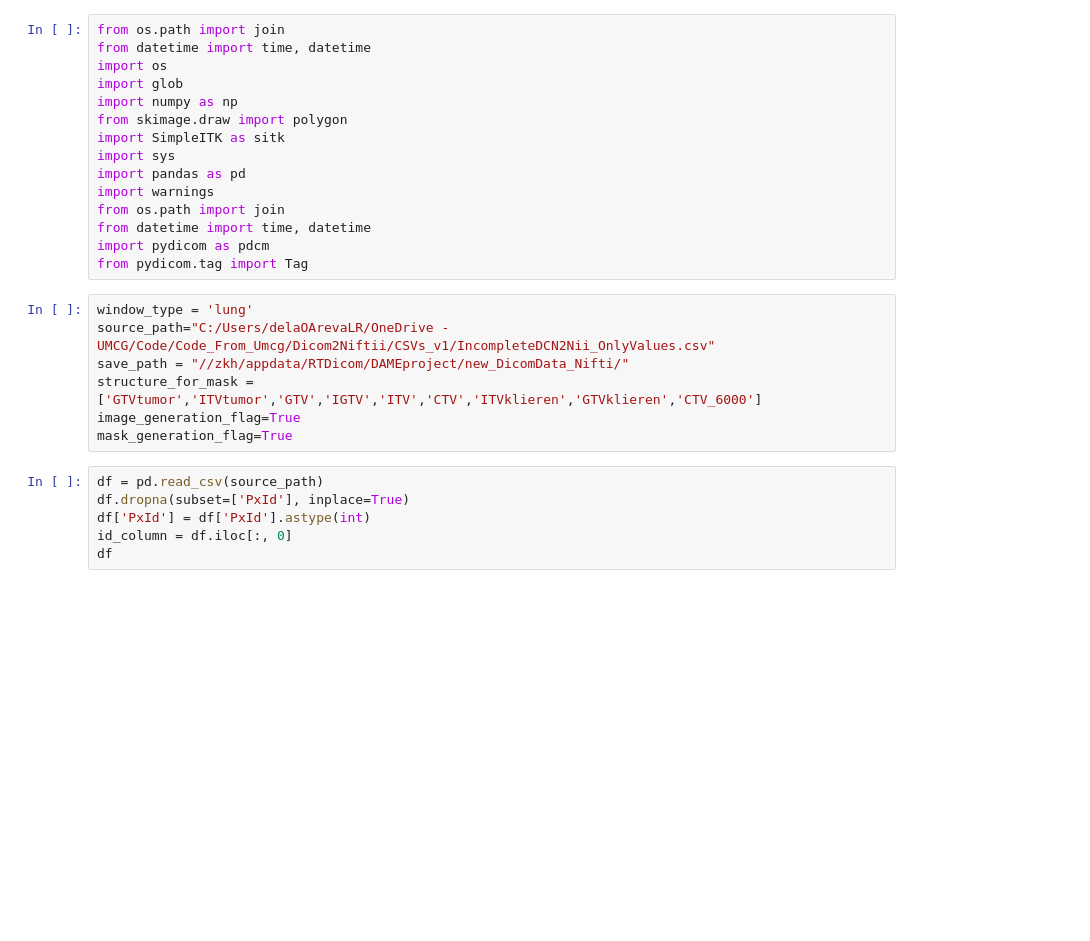
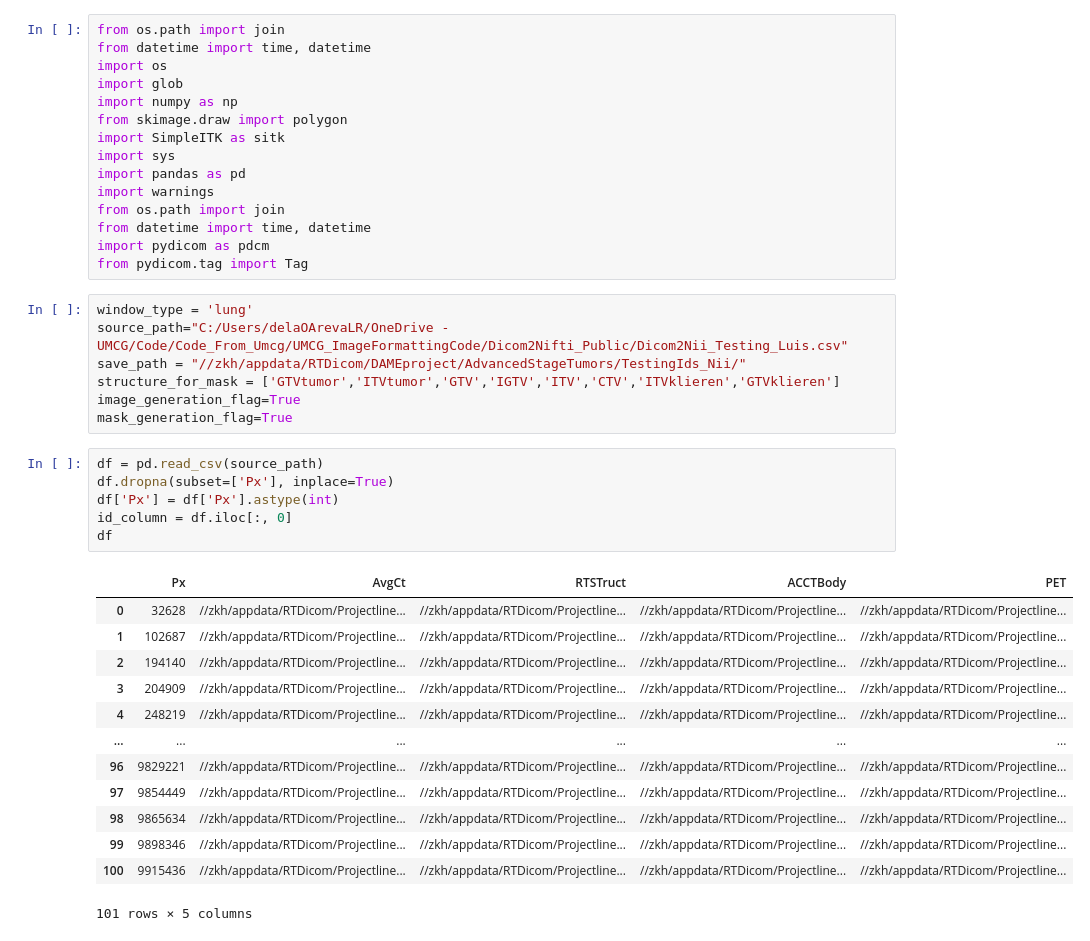
Before and after one commit to ldelaoa/Dicom2Nifti_Public, a Jupyter notebook: Dicom2Nifti_v11.ipynb, the cells around one changed output. Cells and saved outputs as stored; diff of their text form; blank space fills up the shorter version.

```diff
--- a/Dicom2Nifti_v11.ipynb
+++ b/Dicom2Nifti_v11.ipynb
@@ -15,14 +15,28 @@ import pydicom as pdcm
 from pydicom.tag import Tag
 # %%
 window_type = 'lung'
-source_path="C:/Users/delaOArevaLR/OneDrive - UMCG/Code/Code_From_Umcg/Dicom2Niftii/CSVs_v1/IncompleteDCN2Nii_OnlyValues.csv"
-save_path = "//zkh/appdata/RTDicom/DAMEproject/new_DicomData_Nifti/"
-structure_for_mask = ['GTVtumor','ITVtumor','GTV','IGTV','ITV','CTV','ITVklieren','GTVklieren','CTV_6000']
+source_path="C:/Users/delaOArevaLR/OneDrive - UMCG/Code/Code_From_Umcg/UMCG_ImageFormattingCode/Dicom2Nifti_Public/Dicom2Nii_Testing_Luis.csv"
+save_path = "//zkh/appdata/RTDicom/DAMEproject/AdvancedStageTumors/TestingIds_Nii/"
+structure_for_mask = ['GTVtumor','ITVtumor','GTV','IGTV','ITV','CTV','ITVklieren','GTVklieren']
 image_generation_flag=True
 mask_generation_flag=True
 # %%
 df = pd.read_csv(source_path)
-df.dropna(subset=['PxId'], inplace=True)
-df['PxId'] = df['PxId'].astype(int)
+df.dropna(subset=['Px'], inplace=True)
+df['Px'] = df['Px'].astype(int)
 id_column = df.iloc[:, 0]
 df
+# %% [output]
+|  | Px | AvgCt | RTSTruct | ACCTBody | PET |
+| 0 | 32628 | //zkh/appdata/RTDicom/Projectline... | //zkh/appdata/RTDicom/Projectline... | //zkh/appdata/RTDicom/Projectline... | //zkh/appdata/RTDicom/Projectline... |
+| 1 | 102687 | //zkh/appdata/RTDicom/Projectline... | //zkh/appdata/RTDicom/Projectline... | //zkh/appdata/RTDicom/Projectline... | //zkh/appdata/RTDicom/Projectline... |
+| 2 | 194140 | //zkh/appdata/RTDicom/Projectline... | //zkh/appdata/RTDicom/Projectline... | //zkh/appdata/RTDicom/Projectline... | //zkh/appdata/RTDicom/Projectline... |
+| 3 | 204909 | //zkh/appdata/RTDicom/Projectline... | //zkh/appdata/RTDicom/Projectline... | //zkh/appdata/RTDicom/Projectline... | //zkh/appdata/RTDicom/Projectline... |
+| 4 | 248219 | //zkh/appdata/RTDicom/Projectline... | //zkh/appdata/RTDicom/Projectline... | //zkh/appdata/RTDicom/Projectline... | //zkh/appdata/RTDicom/Projectline... |
+| ... | ... | ... | ... | ... | ... |
+| 96 | 9829221 | //zkh/appdata/RTDicom/Projectline... | //zkh/appdata/RTDicom/Projectline... | //zkh/appdata/RTDicom/Projectline... | //zkh/appdata/RTDicom/Projectline... |
+| 97 | 9854449 | //zkh/appdata/RTDicom/Projectline... | //zkh/appdata/RTDicom/Projectline... | //zkh/appdata/RTDicom/Projectline... | //zkh/appdata/RTDicom/Projectline... |
+| 98 | 9865634 | //zkh/appdata/RTDicom/Projectline... | //zkh/appdata/RTDicom/Projectline... | //zkh/appdata/RTDicom/Projectline... | //zkh/appdata/RTDicom/Projectline... |
+| 99 | 9898346 | //zkh/appdata/RTDicom/Projectline... | //zkh/appdata/RTDicom/Projectline... | //zkh/appdata/RTDicom/Projectline... | //zkh/appdata/RTDicom/Projectline... |
+| 100 | 9915436 | //zkh/appdata/RTDicom/Projectline... | //zkh/appdata/RTDicom/Projectline... | //zkh/appdata/RTDicom/Projectline... | //zkh/appdata/RTDicom/Projectline... |
+101 rows × 5 columns
```
Also changed, not shown: parts of 5 cells of this notebook, 16 other files.
